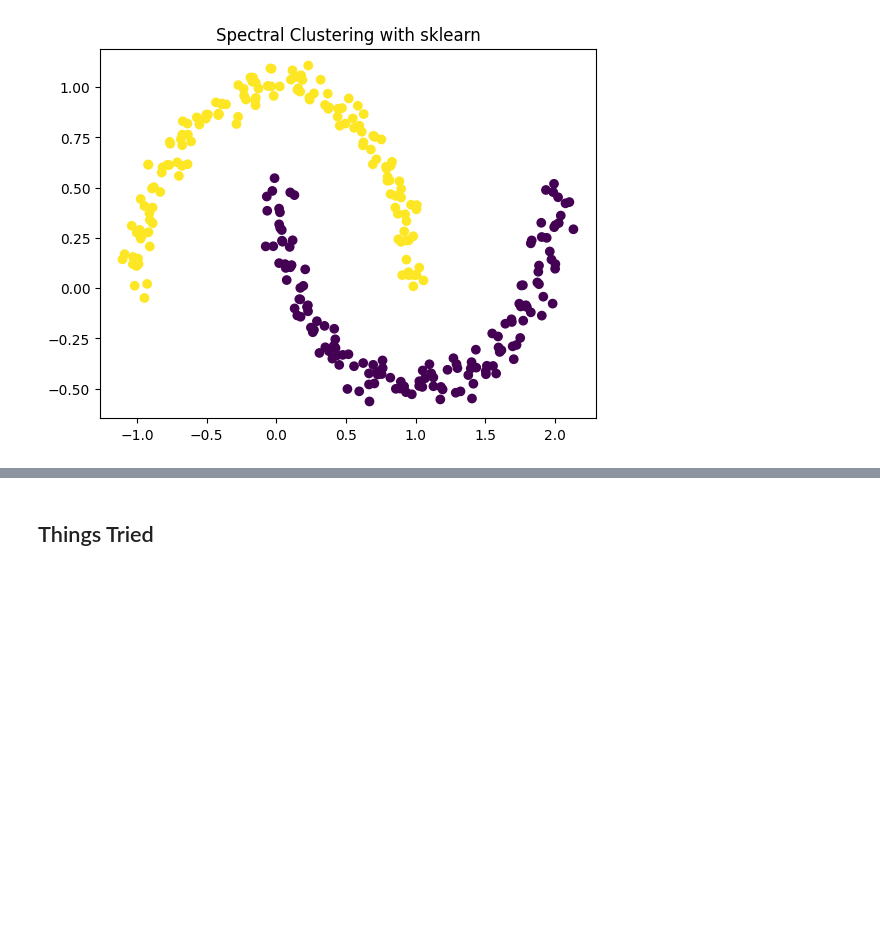
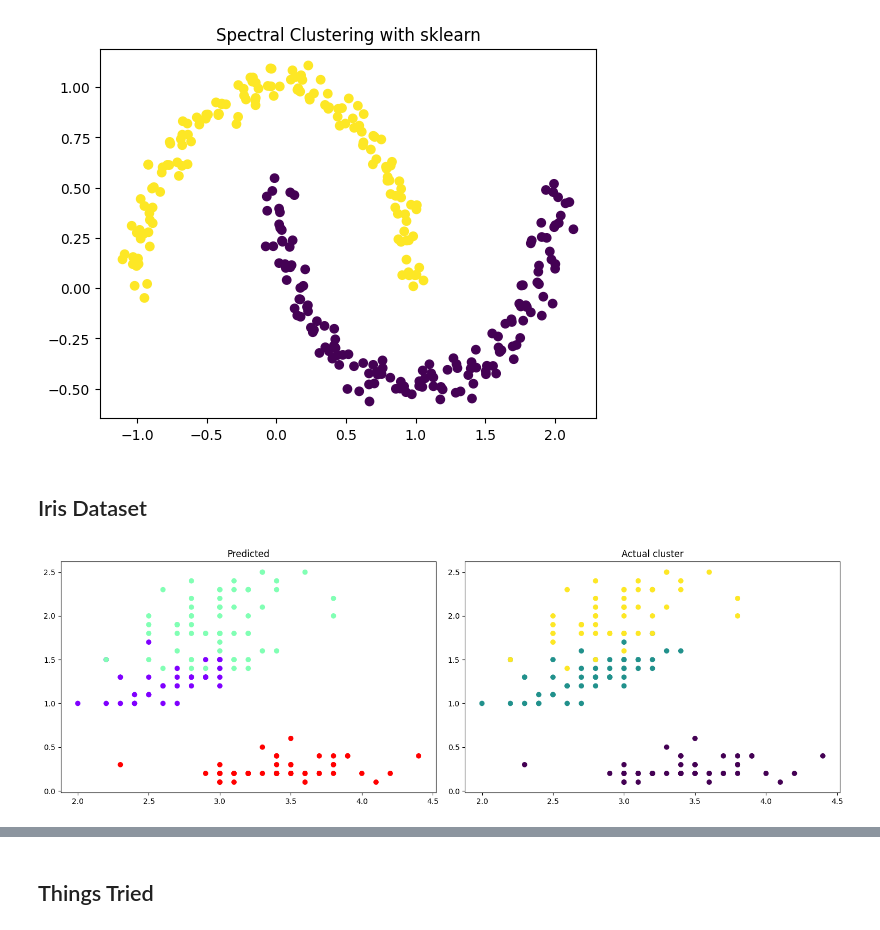
Before and after one commit to Susena-V/DataSci-ML-DL-AI, a Jupyter notebook: Spectral_Clustering_Data_Science.ipynb, the cells around one changed output, grey strips where cells are left out. Saved outputs shown, nothing was run; the diff lists cells and outputs as text; code cells hidden in the pictures; blank space fills up the shorter version.

```diff
--- a/Spectral_Clustering_Data_Science.ipynb
+++ b/Spectral_Clustering_Data_Science.ipynb
@@ -205,3 +238,9 @@ plt.title("Spectral Clustering with sklearn")
 plt.show()
 # %% [output]
 [figure]
+# %% [markdown]
+## Iris Dataset
+# %%
+iris = load_iris()
+X = iris.data
+y = iris.target
@@ -207,0 +254,42 @@ plt.show()
+# %%
+sigma1 = np.sqrt(len(X[0])/2)
+sigma2 = 1/len(X[0])
+
+def find_partion(X, sigma = 0.1):
+
+  A,D,L = make_laplacian_and_graph(X, sigma = sigma)
+  D_inv_sqrt = np.diag(1 / np.sqrt(A.sum(axis=1)))
+
+  L_sym = np.eye(len(A)) - D_inv_sqrt @ A @ D_inv_sqrt #Symmetric Normalized
+  # L_rw = np.eye(len(A)) - np.linalg.inv(D) @ A # Random walk normalized
+
+  eigval, eigvectors = np.linalg.eigh(L_sym) # Find the eigenvectors
+
+  Xspace = eigvectors[:, 1:4]
+
+  #normalize space as the space is large
+  Xspace = Xspace / np.linalg.norm(Xspace, axis=1, keepdims=True)
+
+  kmeans = KMeans(n_clusters = 3, n_init = 10, random_state = 0)
+  labels = kmeans.fit_predict(Xspace)
+
+  cmap = plt.cm.get_cmap("rainbow", 3)
+
+  plt.figure(figsize=(15,5))
+
+  plt.subplot(1,2,1)
+  plt.scatter(X[:,1], X[:, 3], c=labels, cmap="rainbow")
+  plt.title("Predicted")
+
+
+  plt.subplot(1,2,2)
+  plt.scatter(X[:,1], X[:, 3], c=y, cmap="viridis")
+  plt.title("Actual cluster")
+
+
+  plt.tight_layout()
+  plt.show()
+# %%
+find_partion(X, sigma = sigma1)
+# %% [output]
+[figure, added]
```
Also changed, not shown: parts of 15 cells of this notebook.
